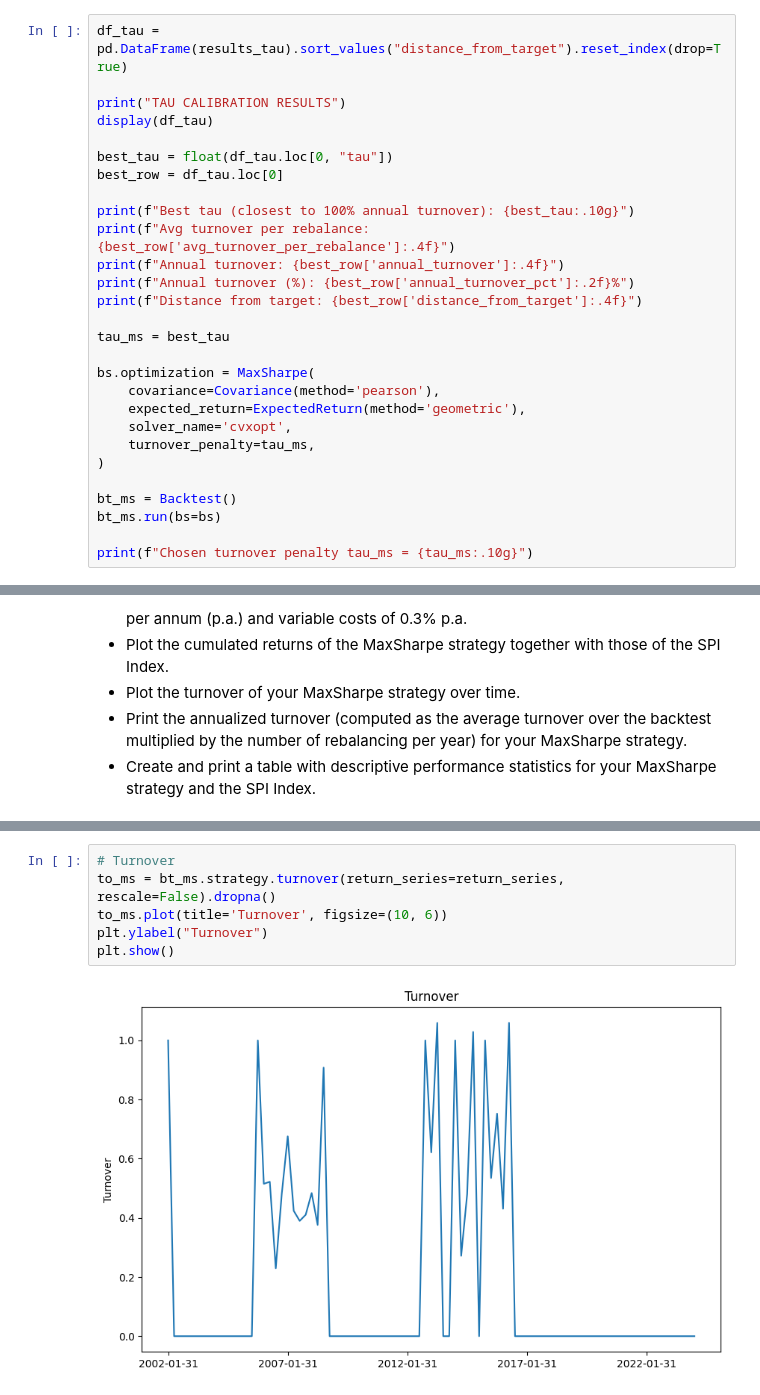
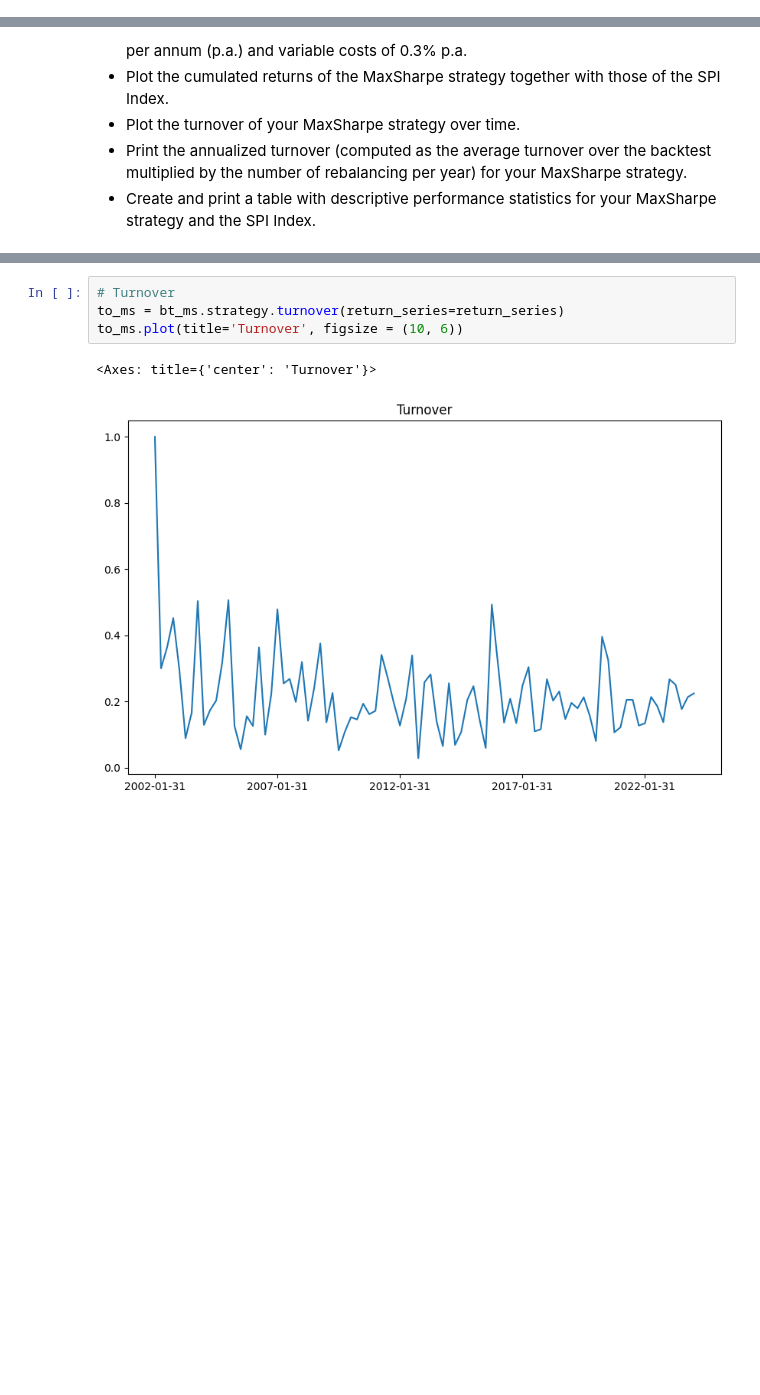
Before and after one commit to MatildeVenturi/qpmwp-course, a Jupyter notebook: assignments/assignment_3.ipynb, the cells around one changed output, grey strips where cells are left out. Cells and saved outputs as stored; diff of their text form; blank space fills up the shorter version.

Commit message:
update 2 matilde turnover 84%

```diff
--- a/assignments/assignment_3.ipynb
+++ b/assignments/assignment_3.ipynb
@@ -418,28 +307,0 @@ Rebalancing date: 2024-01-31
-# %%
-df_tau = pd.DataFrame(results_tau).sort_values("distance_from_target").reset_index(drop=True)
-
-print("TAU CALIBRATION RESULTS")
-display(df_tau)
-
-best_tau = float(df_tau.loc[0, "tau"])
-best_row = df_tau.loc[0]
-
-print(f"Best tau (closest to 100% annual turnover): {best_tau:.10g}")
-print(f"Avg turnover per rebalance: {best_row['avg_turnover_per_rebalance']:.4f}")
-print(f"Annual turnover: {best_row['annual_turnover']:.4f}")
-print(f"Annual turnover (%): {best_row['annual_turnover_pct']:.2f}%")
-print(f"Distance from target: {best_row['distance_from_target']:.4f}")
-
-tau_ms = best_tau
-
-bs.optimization = MaxSharpe(
-    covariance=Covariance(method='pearson'),
-    expected_return=ExpectedReturn(method='geometric'),
-    solver_name='cvxopt',
-    turnover_penalty=tau_ms,
-)
-
-bt_ms = Backtest()
-bt_ms.run(bs=bs)
-
-print(f"Chosen turnover penalty tau_ms = {tau_ms:.10g}")
@@ -605,9 +426,8 @@ plt.show()
 # %%
 # Turnover
-to_ms = bt_ms.strategy.turnover(return_series=return_series, rescale=False).dropna()
-to_ms.plot(title='Turnover', figsize=(10, 6))
-plt.ylabel("Turnover")
-plt.show()
+to_ms = bt_ms.strategy.turnover(return_series=return_series)
+to_ms.plot(title='Turnover', figsize = (10, 6))
 # %% [output]
+<Axes: title={'center': 'Turnover'}>
-[figure, old version]
+[figure, new version]
 # %%
```
Also changed, not shown: parts of 13 cells of this notebook.
